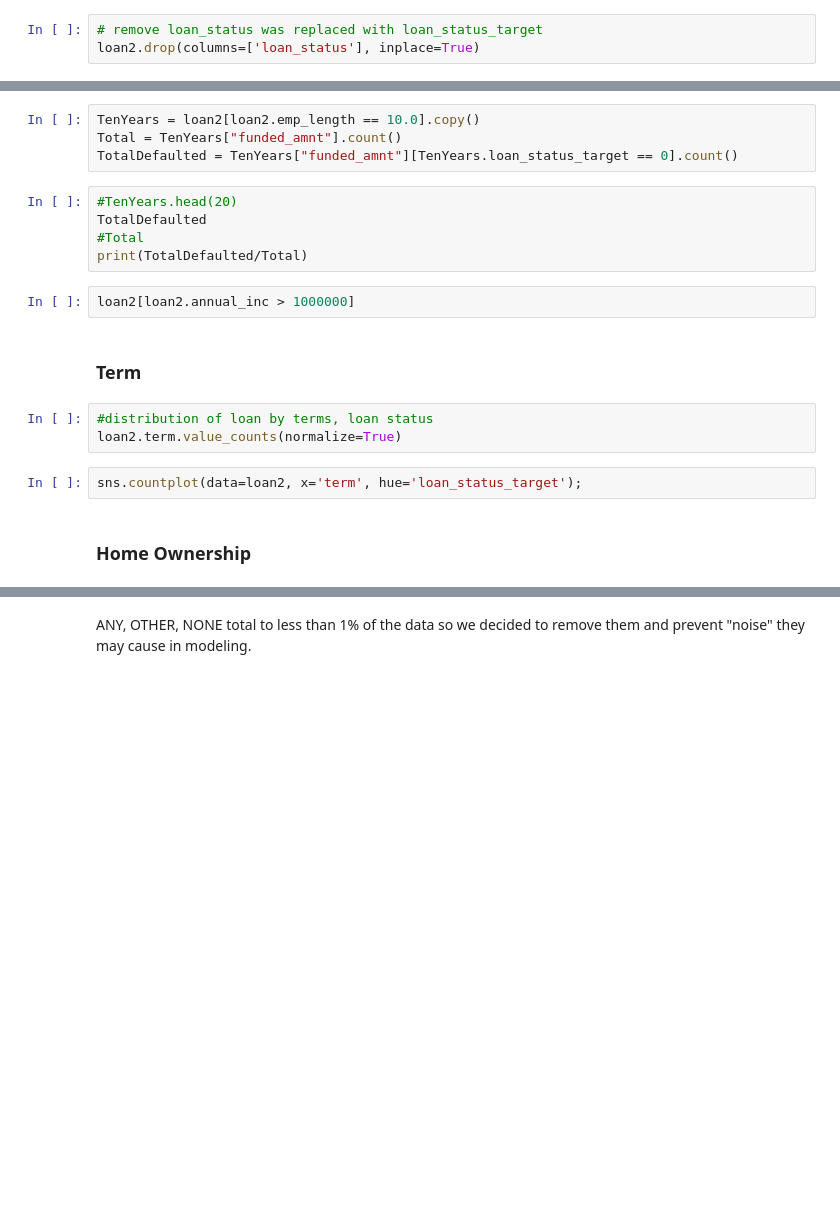
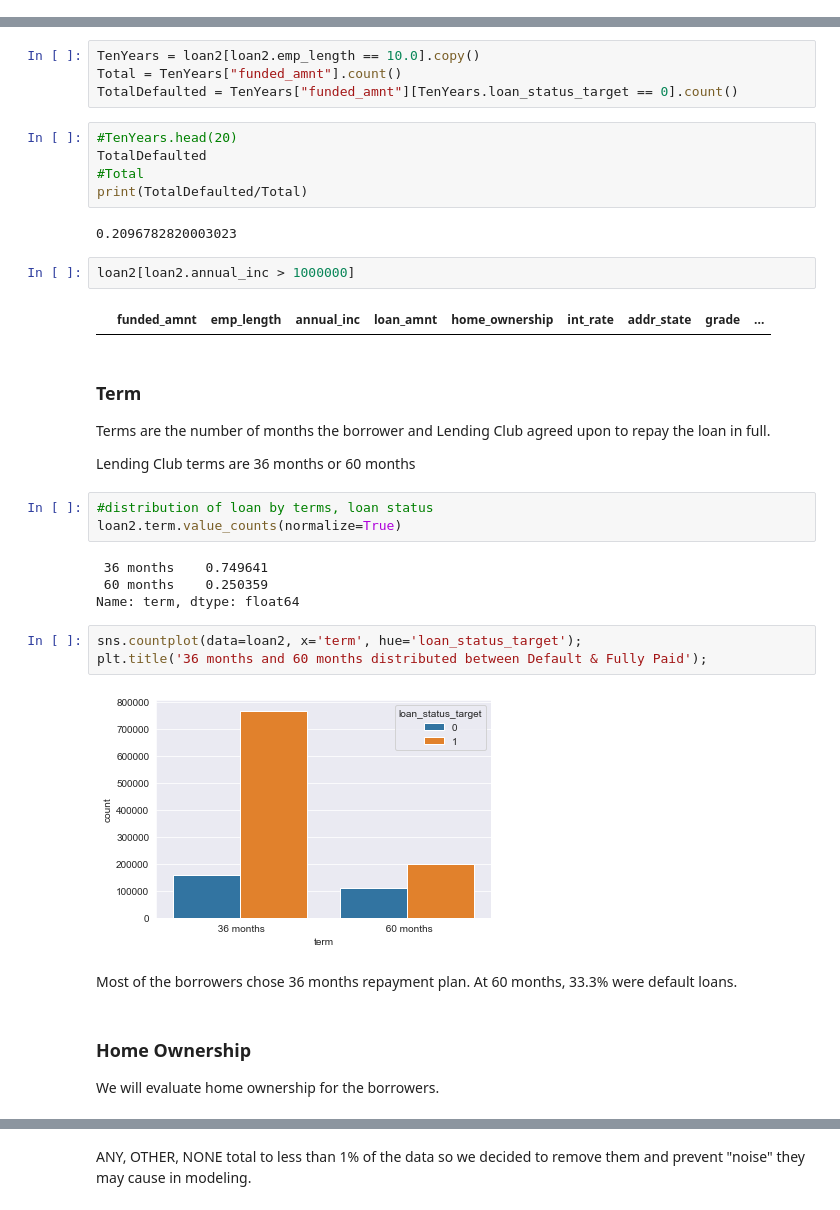
Before and after one commit to celesteshort/ml-lending-default, a Jupyter notebook: ml_loan_default.ipynb, the cells around one changed output, grey strips where cells are left out. Cells and saved outputs as stored; diff of their text form; blank space fills up the shorter version.

```diff
--- a/ml_loan_default.ipynb
+++ b/ml_loan_default.ipynb
@@ -154,6 +257,3 @@ All the statistical values for Default are higher than Fully Paid. We examine th
-# %%
-# remove loan_status was replaced with loan_status_target
-loan2.drop(columns=['loan_status'], inplace=True)
 # %% [markdown]
 ### Annual Income
 We will evaluate annual income and remove outliers.
@@ -353,16 +547,35 @@ TotalDefaulted = TenYears["funded_amnt"][TenYears.loan_status_target == 0].count
 TotalDefaulted
 #Total
 print(TotalDefaulted/Total)
+# %% [output]
+0.2096782820003023
 # %%
 loan2[loan2.annual_inc > 1000000]
+# %% [output]
+|  | funded_amnt | emp_length | annual_inc | loan_amnt | home_ownership | int_rate | addr_state | grade | ... |
 # %% [markdown]
 ### Term
+
+Terms are the number of months the  borrower and Lending Club agreed upon to repay the loan in full.
+
+Lending Club terms are 36 months or 60 months
 # %%
 #distribution of loan by terms, loan status
 loan2.term.value_counts(normalize=True)
+# %% [output]
+ 36 months    0.749641
+ 60 months    0.250359
+Name: term, dtype: float64
 # %%
 sns.countplot(data=loan2, x='term', hue='loan_status_target');
+plt.title('36 months and 60 months distributed between Default & Fully Paid');
+# %% [output]
+[figure, added]
+# %% [markdown]
+Most of the borrowers chose 36 months repayment plan.  At 60 months, 33.3% were default loans.
 # %% [markdown]
 ### Home Ownership
+
+We will evaluate home ownership for the borrowers.
 # %%
 loan2['home_ownership'].value_counts()
```
Also changed, not shown: parts of 72 cells of this notebook.
